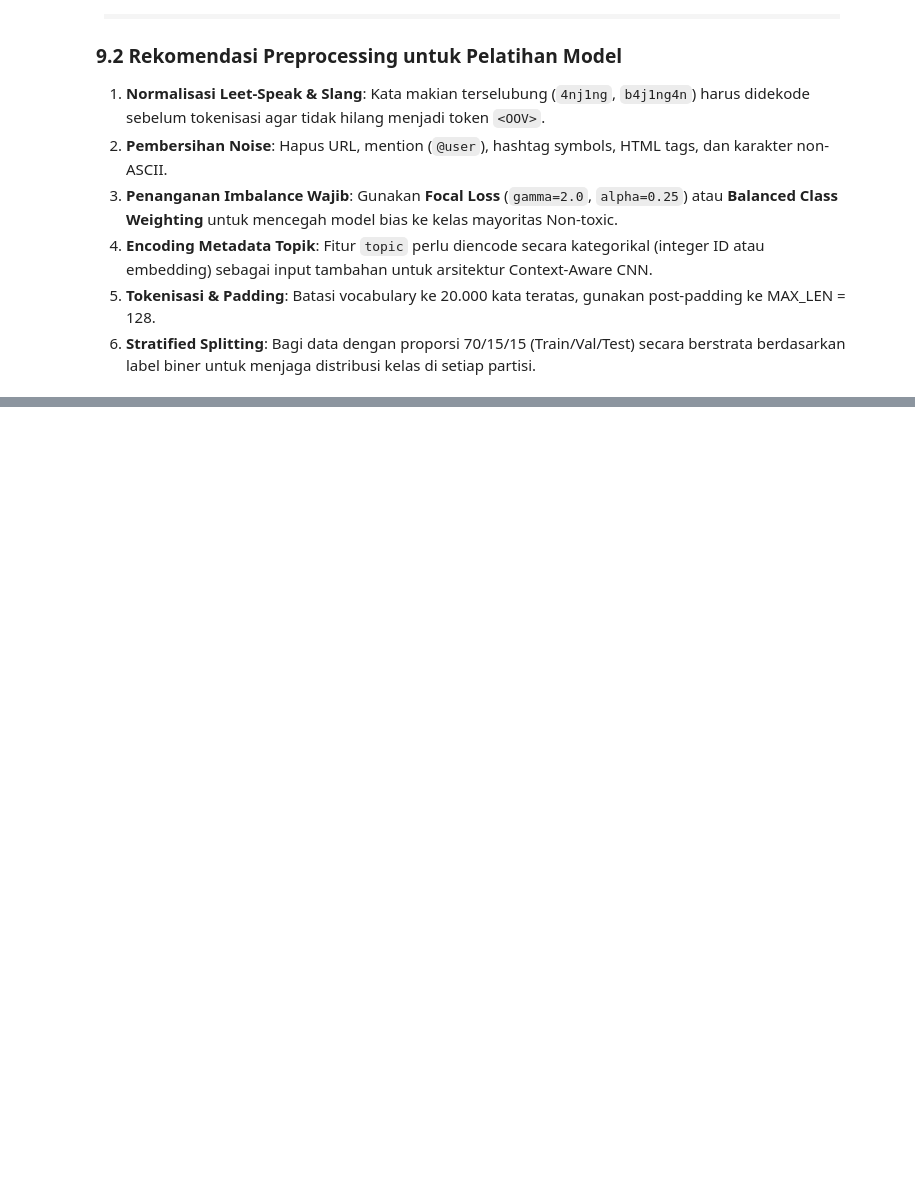
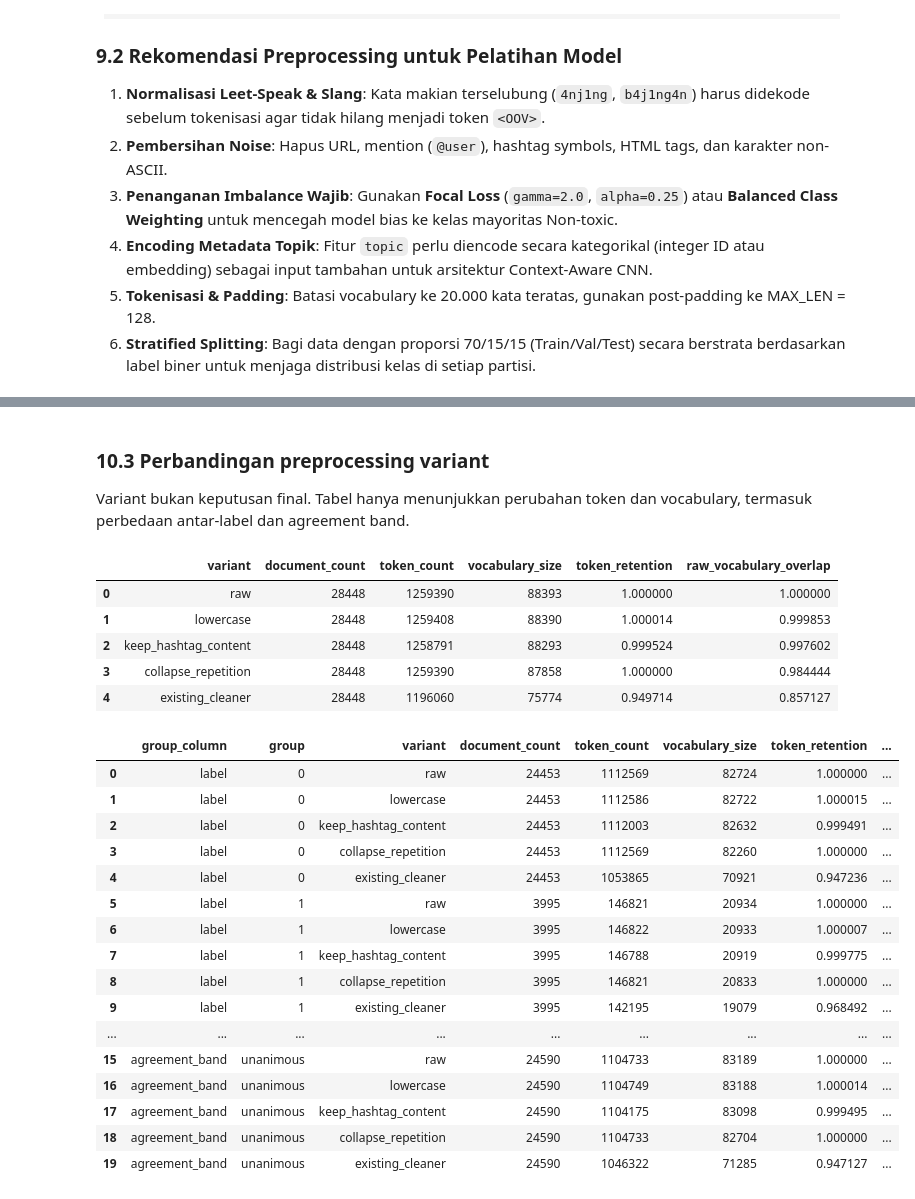
Before and after one commit to Josshua-DSA/Vox, a Jupyter notebook: notebooks/01_eda.ipynb, the cells around one changed output, grey strips where cells are left out. Drawn from its saved outputs; the diff is of its cells as text; code cells hidden in the pictures; blank space fills up the shorter version.

```diff
--- a/notebooks/01_eda.ipynb
+++ b/notebooks/01_eda.ipynb
@@ -628,0 +644,14 @@ plt.show()
+# %%
+from src.eda import TextEDA
+from src.preprocessing import TextCleaner
+
+eda = TextEDA()
+wave1_frame = df_raw.drop(columns=["word_count", "char_count"], errors="ignore").copy(deep=True)
+wave1_raw_snapshot = wave1_frame.copy(deep=True)
+wave1_prepared = eda.prepare_frame(wave1_frame)
+wave1_agreement = eda.annotation_profile(wave1_frame)
+
+print("Wave 1 input:", wave1_frame.shape)
+print("Wave 1 input unchanged by API:", wave1_frame.equals(wave1_raw_snapshot))
+display(eda.label_distribution(wave1_frame))
+display(wave1_agreement["agreement_band"].value_counts().rename_axis("agreement_band").to_frame("count"))
@@ -628,0 +747,44 @@ plt.show()
+# %% [markdown]
+### 10.3 Perbandingan preprocessing variant
+
+Variant bukan keputusan final. Tabel hanya menunjukkan perubahan token dan vocabulary, termasuk perbedaan antar-label dan agreement band.
+# %%
+def keep_hashtag_content(text: str) -> str:
+    return re.sub(r"#(\w+)", r"\1", text)
+
+variant_functions = {
+    "lowercase": str.lower,
+    "keep_hashtag_content": keep_hashtag_content,
+    "collapse_repetition": lambda text: re.sub(r"(.)\1{2,}", r"\1\1", text),
+    "existing_cleaner": TextCleaner().clean,
+}
+wave1_variant_global = eda.variant_comparison(wave1_frame, variant_functions)
+wave1_variant_by_group = eda.variant_comparison_by_group(
+    wave1_frame, ["label", "agreement_band"], variant_functions
+)
+display(wave1_variant_global)
+display(wave1_variant_by_group.head(20))
+# %% [output]
+|  | variant | document_count | token_count | vocabulary_size | token_retention | raw_vocabulary_overlap |
+| 0 | raw | 28448 | 1259390 | 88393 | 1.000000 | 1.000000 |
+| 1 | lowercase | 28448 | 1259408 | 88390 | 1.000014 | 0.999853 |
+| 2 | keep_hashtag_content | 28448 | 1258791 | 88293 | 0.999524 | 0.997602 |
+| 3 | collapse_repetition | 28448 | 1259390 | 87858 | 1.000000 | 0.984444 |
+| 4 | existing_cleaner | 28448 | 1196060 | 75774 | 0.949714 | 0.857127 |
+|  | group_column | group | variant | document_count | token_count | vocabulary_size | token_retention | ... |
+| 0 | label | 0 | raw | 24453 | 1112569 | 82724 | 1.000000 | ... |
+| 1 | label | 0 | lowercase | 24453 | 1112586 | 82722 | 1.000015 | ... |
+| 2 | label | 0 | keep_hashtag_content | 24453 | 1112003 | 82632 | 0.999491 | ... |
+| 3 | label | 0 | collapse_repetition | 24453 | 1112569 | 82260 | 1.000000 | ... |
+| 4 | label | 0 | existing_cleaner | 24453 | 1053865 | 70921 | 0.947236 | ... |
+| 5 | label | 1 | raw | 3995 | 146821 | 20934 | 1.000000 | ... |
+| 6 | label | 1 | lowercase | 3995 | 146822 | 20933 | 1.000007 | ... |
+| 7 | label | 1 | keep_hashtag_content | 3995 | 146788 | 20919 | 0.999775 | ... |
+| 8 | label | 1 | collapse_repetition | 3995 | 146821 | 20833 | 1.000000 | ... |
+| 9 | label | 1 | existing_cleaner | 3995 | 142195 | 19079 | 0.968492 | ... |
+| ... | ... | ... | ... | ... | ... | ... | ... | ... |
+| 15 | agreement_band | unanimous | raw | 24590 | 1104733 | 83189 | 1.000000 | ... |
+| 16 | agreement_band | unanimous | lowercase | 24590 | 1104749 | 83188 | 1.000014 | ... |
+| 17 | agreement_band | unanimous | keep_hashtag_content | 24590 | 1104175 | 83098 | 0.999495 | ... |
+| 18 | agreement_band | unanimous | collapse_repetition | 24590 | 1104733 | 82704 | 1.000000 | ... |
+| 19 | agreement_band | unanimous | existing_cleaner | 24590 | 1046322 | 71285 | 0.947127 | ... |
```
Also changed, not shown: parts of 17 cells of this notebook, 18 other files.
